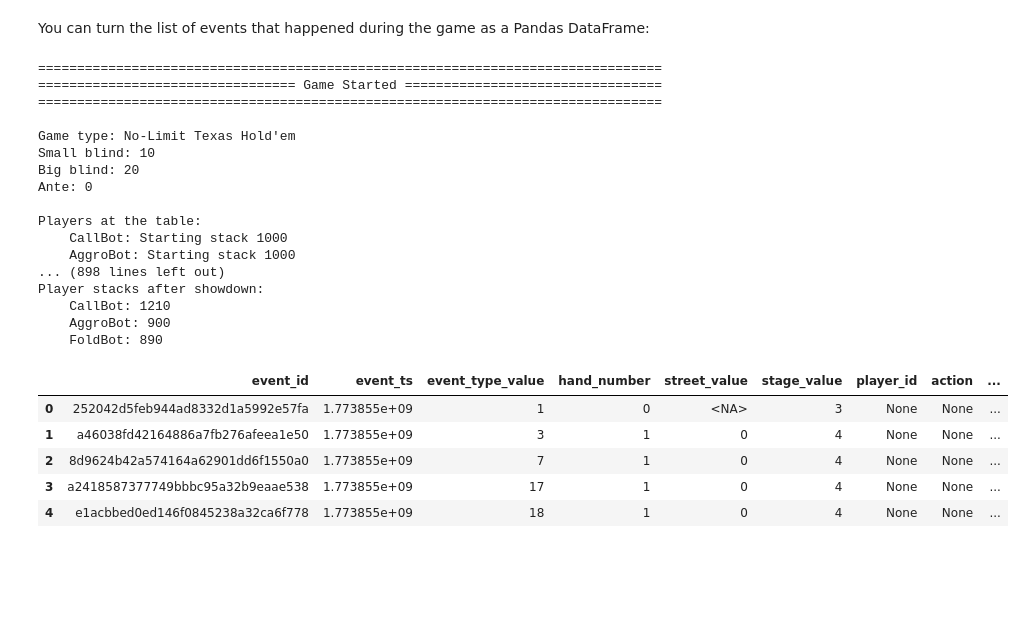
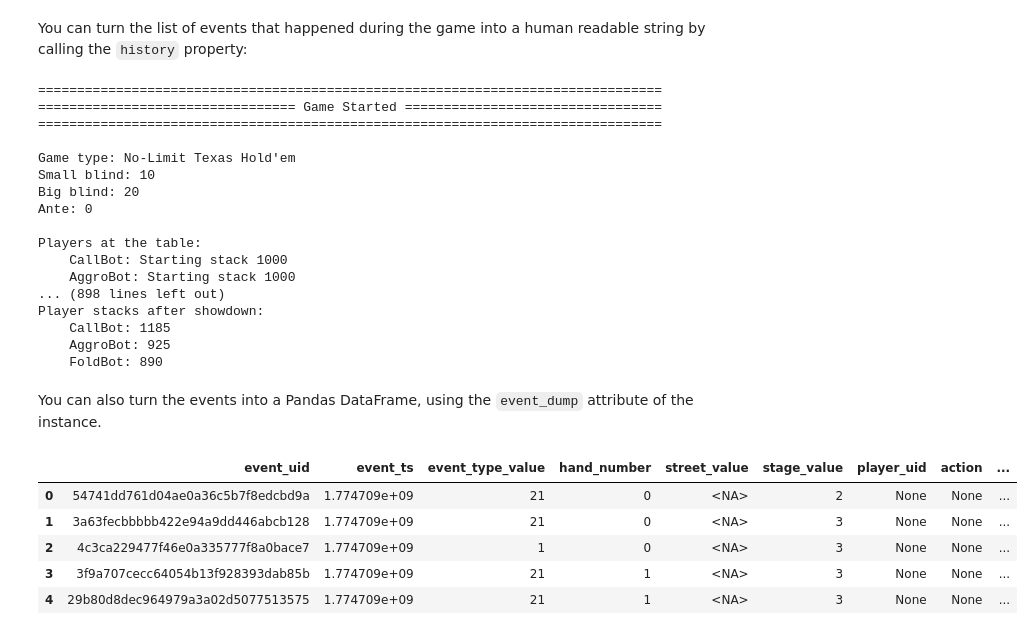
Before and after one commit to BALOGHBence/maverick, a Jupyter notebook: docs/source/examples/game_history_for_llm.ipynb, the cells around one changed output. Drawn from its saved outputs; the diff is of its cells as text; code cells hidden in the pictures; blank space fills up the shorter version.

```diff
--- a/docs/source/examples/game_history_for_llm.ipynb
+++ b/docs/source/examples/game_history_for_llm.ipynb
@@ -199,23 +7,27 @@ class EventListener:
 # %%
+from maverick.players import FoldBot, CallBot, AggressiveBot
+from maverick import PlayerLike, PlayerState, Game
+from maverick.listeners import GameTranscriber
+
 game = Game(small_blind=10, big_blind=20, max_hands=10)
 
 players: list[PlayerLike] = [
-    CallBot(name="CallBot", state=PlayerState(stack=1000)),
-    AggressiveBot(name="AggroBot", state=PlayerState(stack=1000)),
-    FoldBot(name="FoldBot", state=PlayerState(stack=1000)),
+    CallBot(name="CallBot"),
+    AggressiveBot(name="AggroBot"),
+    FoldBot(name="FoldBot"),
 ]
 
 for player in players:
-    game.add_player(player)
+    game.add_player(player, state=PlayerState(stack=1000))
 
 
-event_listener = EventListener(game)
+game_transcriber = GameTranscriber(game)
 
 game.start()
 # %% [markdown]
-You can turn the list of events that happened during the game as a Pandas DataFrame:
+You can turn the list of events that happened during the game into a human readable string by calling the `history` property:
 # %%
-print(event_listener.history)
+print(game_transcriber.history)
 # %% [output]
 ================================================================================
 ================================= Game Started =================================
@@ -231,48 +43,50 @@ Players at the table:
     AggroBot: Starting stack 1000
 ... (898 lines left out)
 Player stacks after showdown:
-    CallBot: 1210
-    AggroBot: 900
+    CallBot: 1185
+    AggroBot: 925
     FoldBot: 890
+# %% [markdown]
+You can also turn the events into a Pandas DataFrame, using the `event_dump` attribute of the instance.
 # %%
 import pandas as pd
 from maverick import Street, GameEventType, GameStage
 
-df = pd.DataFrame(event_listener.dump)
+df = pd.DataFrame(game_transcriber.event_dump)
 df["street"] = pd.to_numeric(df["street"], errors="coerce").astype("UInt8")
 df["stage"] = pd.to_numeric(df["stage"], errors="coerce").astype("UInt8")
 df["hand_number"] = pd.to_numeric(df["hand_number"], errors="coerce").astype("UInt8")
 df.rename(
     columns={
         "type": "event_type_value",
         "stage": "stage_value",
         "street": "street_value",
         "ts": "event_ts",
-        "id": "event_id",
+        "uid": "event_uid",
     },
     inplace=True,
 )
 
 # Map enum values to names for better readability
 street_map = {s.value: s.name for s in Street}
 df["street_name"] = df["street_value"].map(street_map)
 
 # Map enum values to names for better readability
 event_type_map = {e.value: e.name for e in GameEventType}
 df["event_type_name"] = df["event_type_value"].map(event_type_map)
 
 # Map enum values to names for better readability
 game_stage_map = {s.value: s.name for s in GameStage}
 df["game_stage_name"] = df["stage_value"].map(game_stage_map)
 
 # Add a unique game_uid to group events from the same game together
 df["game_uid"] = game.game_uid
 
 df.head()
 # %% [output]
-|  | event_id | event_ts | event_type_value | hand_number | street_value | stage_value | player_id | action | ... |
-| 0 | 252042d5feb944ad8332d1a5992e57fa | 1.773855e+09 | 1 | 0 | <NA> | 3 | None | None | ... |
-| 1 | a46038fd42164886a7fb276afeea1e50 | 1.773855e+09 | 3 | 1 | 0 | 4 | None | None | ... |
-| 2 | 8d9624b42a574164a62901dd6f1550a0 | 1.773855e+09 | 7 | 1 | 0 | 4 | None | None | ... |
-| 3 | a2418587377749bbbc95a32b9eaae538 | 1.773855e+09 | 17 | 1 | 0 | 4 | None | None | ... |
-| 4 | e1acbbed0ed146f0845238a32ca6f778 | 1.773855e+09 | 18 | 1 | 0 | 4 | None | None | ... |
+|  | event_uid | event_ts | event_type_value | hand_number | street_value | stage_value | player_uid | action | ... |
+| 0 | 54741dd761d04ae0a36c5b7f8edcbd9a | 1.774709e+09 | 21 | 0 | <NA> | 2 | None | None | ... |
+| 1 | 3a63fecbbbbb422e94a9dd446abcb128 | 1.774709e+09 | 21 | 0 | <NA> | 3 | None | None | ... |
+| 2 | 4c3ca229477f46e0a335777f8a0bace7 | 1.774709e+09 | 1 | 0 | <NA> | 3 | None | None | ... |
+| 3 | 3f9a707cecc64054b13f928393dab85b | 1.774709e+09 | 21 | 1 | <NA> | 3 | None | None | ... |
+| 4 | 29b80d8dec964979a3a02d5077513575 | 1.774709e+09 | 21 | 1 | <NA> | 3 | None | None | ... |
```
Also changed, not shown: parts of 3 cells of this notebook, 4 other files.
